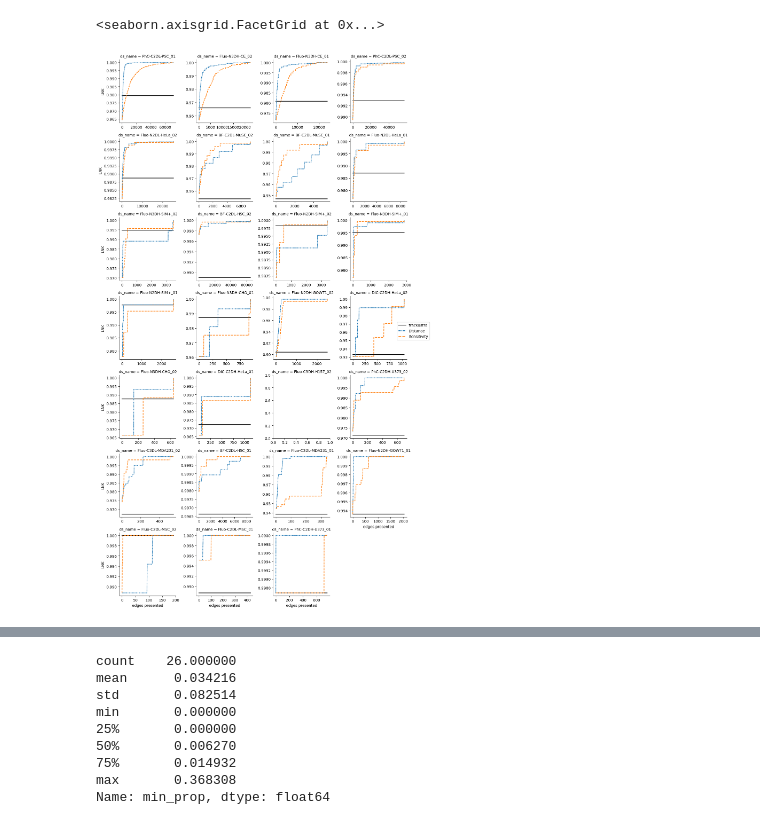
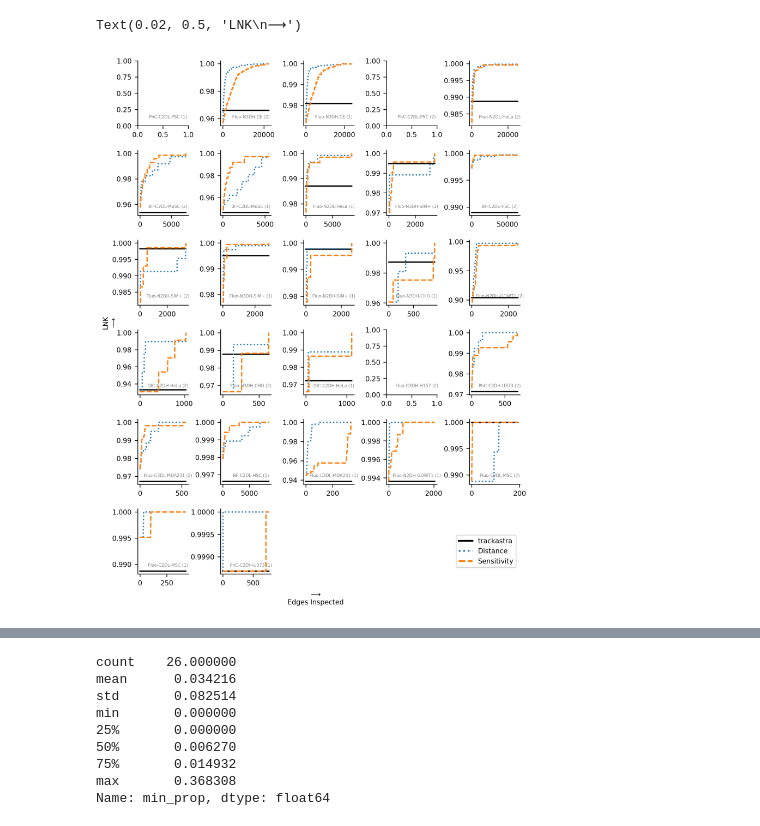
Before and after one commit to DragaDoncila/isbi25, a Jupyter notebook: plot_figures.ipynb, the cells around one changed output, grey strips where cells are left out. Cells and saved outputs as stored; diff of their text form; code cells hidden in the pictures.

Commit message:
Fix successor of multichild predecessor and improve plot layout

```diff
--- a/plot_figures.ipynb
+++ b/plot_figures.ipynb
@@ -80,28 +80,49 @@ all_df.head()
 # %%
 from matplotlib.lines import Line2D
 import numpy as np
 import seaborn as sns
 
-grid = sns.FacetGrid(all_df, col='ds_name', col_wrap=4, sharex=False, sharey=False, col_order=plot_order)
+import matplotlib.pyplot as plt
+
+plt.rc('font', size=8)
+
+grid = sns.FacetGrid(all_df, col='ds_name', col_wrap=5, sharex=False, sharey=False, col_order=plot_order, height=1.8)
+
+for i, ax in enumerate(grid.axes.flat):
+    # ax.set_xlabel(plot_order[i])
+    name = plot_order[i]
+    name_list = name.split('_')
+    name_list[1] = f' ({name_list[1][1]})'
+    name = ''.join(name_list)
+    ax.text(0.6, 0.135, f'{name}', ha='center', va='center', fontsize=5, color='grey', transform=ax.transAxes, zorder=0)  # Adjust alpha for transparency
+
 grid.map_dataframe(sns.lineplot, x='feature_distance_presented_rank', y='trackastra_LNK', color='black')
-grid.map_dataframe(sns.lineplot, x='feature_distance_presented_rank', y='feature_distance_LNK', color=sns.color_palette()[0], linestyle=(0, (3, 1, 1, 1)))
+grid.map_dataframe(sns.lineplot, x='feature_distance_presented_rank', y='feature_distance_LNK', color=sns.color_palette()[0], linestyle=':')
 grid.map_dataframe(sns.lineplot, x='sensitivity_diff_presented_rank', y='sensitivity_diff_LNK', color=sns.color_palette()[1], linestyle='--')
 
 
 # Create custom legend labels
 custom_lines = [
     Line2D([0], [0], color='black', lw=2),
-    Line2D([0], [0], color=sns.color_palette()[0], lw=2, linestyle=(0, (3, 1, 1, 1))),
+    Line2D([0], [0], color=sns.color_palette()[0], lw=2, linestyle=':'),
     Line2D([0], [0], color=sns.color_palette()[1], lw=2, linestyle='--'),
 ]
 
 # Add legend to the figure
-grid.figure.legend(custom_lines, ['trackastra', 'Distance', 'Sensitivity'], loc='center right', bbox_to_anchor=(1.05, 0.5))
-grid.set_xlabels('edges presented')
-grid.set_ylabels('LNK')
+grid.figure.legend(custom_lines, ['trackastra', 'Distance', 'Sensitivity'], loc='lower right', bbox_to_anchor=(0.975, 0.05))
+# grid.figure.tight_layout()
+grid.figure.set_size_inches(7, 9)
+grid.figure.set_dpi(300)
+# grid.set(ylim=(0.85, 1))
+grid.set_titles("")
+# grid.set_ylabels('LNK')
+grid.set_axis_labels('', '')
+# grid.set_xlabels('{col_name}')
+grid.figure.text(0.5, 0.0001, '⟶\nEdges Inspected', ha='center', va='center', fontsize=8)  # X-axis label at the bottom center
+grid.figure.text(0.02, 0.5, 'LNK\n⟶', ha='center', va='center', rotation='vertical', fontsize=8)  # Y-axis label on the left center
 # %% [output]
-<seaborn.axisgrid.FacetGrid at 0x...>
+Text(0.02, 0.5, 'LNK\n⟶')
-[figure, old version]
+[figure, new version]
 # %%
 all_df.groupby('ds_name').agg({'feature_distance_LNK': 'max', 'sensitivity_diff_LNK': 'max'})
 # %% [output]
```
Also changed, not shown: parts of 1 cell of this notebook, 2 other files.
